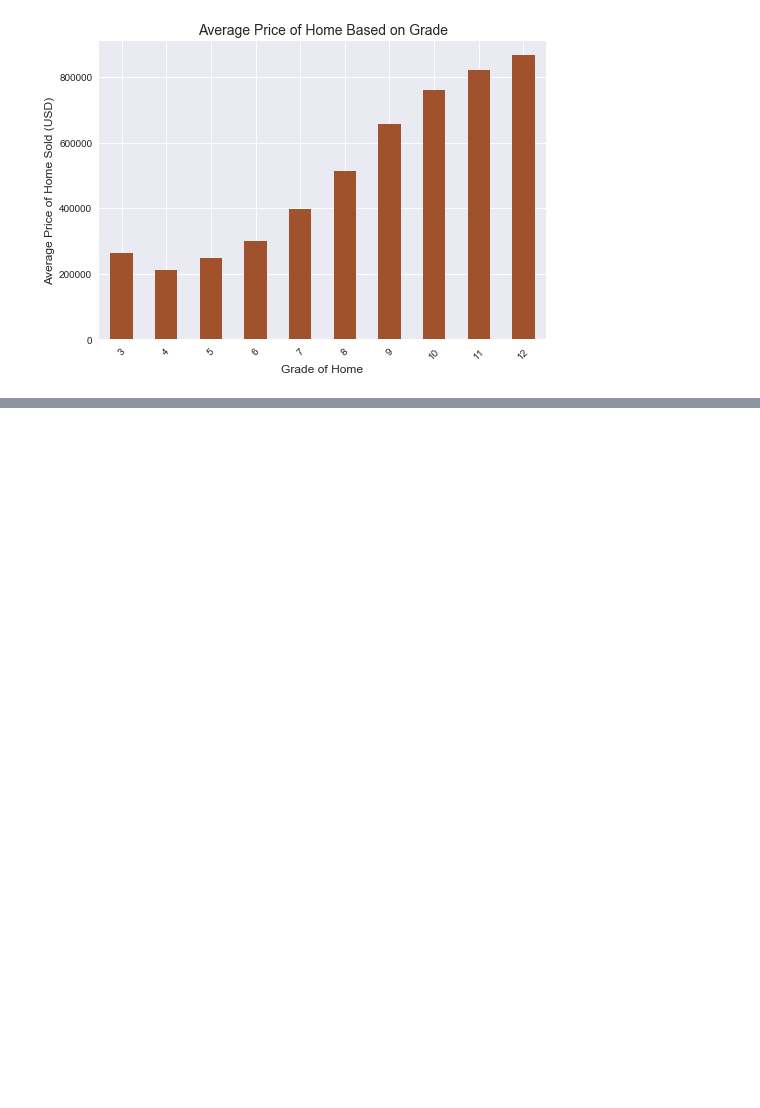
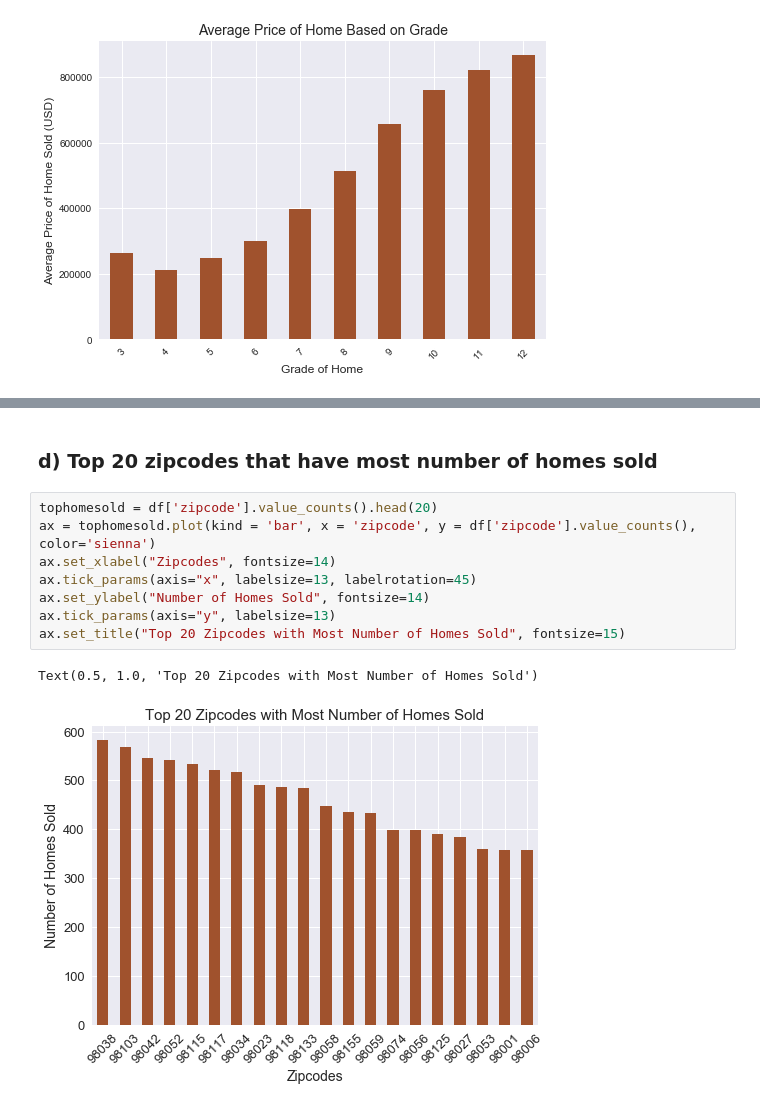
Before and after one commit to linhmai19/dsc-mod-2-project-v2-1-online-ds-sp-000, a Jupyter notebook: EDA.ipynb, the cells around one changed output, grey strips where cells are left out. Drawn from its saved outputs; the diff is of its cells as text; blank space fills up the shorter version.

```diff
--- a/EDA.ipynb
+++ b/EDA.ipynb
@@ -148,0 +207,13 @@ Text(0.5, 1.0, 'Average Price of Home Based on Grade')
+# %% [markdown]
+### d) Top 20 zipcodes that have most number of homes sold
+# %%
+tophomesold = df['zipcode'].value_counts().head(20)
+ax = tophomesold.plot(kind = 'bar', x = 'zipcode', y = df['zipcode'].value_counts(), color='sienna')
+ax.set_xlabel("Zipcodes", fontsize=14)
+ax.tick_params(axis="x", labelsize=13, labelrotation=45)
+ax.set_ylabel("Number of Homes Sold", fontsize=14)
+ax.tick_params(axis="y", labelsize=13)
+ax.set_title("Top 20 Zipcodes with Most Number of Homes Sold", fontsize=15)
+# %% [output]
+Text(0.5, 1.0, 'Top 20 Zipcodes with Most Number of Homes Sold')
+[figure, added]
```
Also changed, not shown: parts of 55 cells of this notebook, 4 other files.
